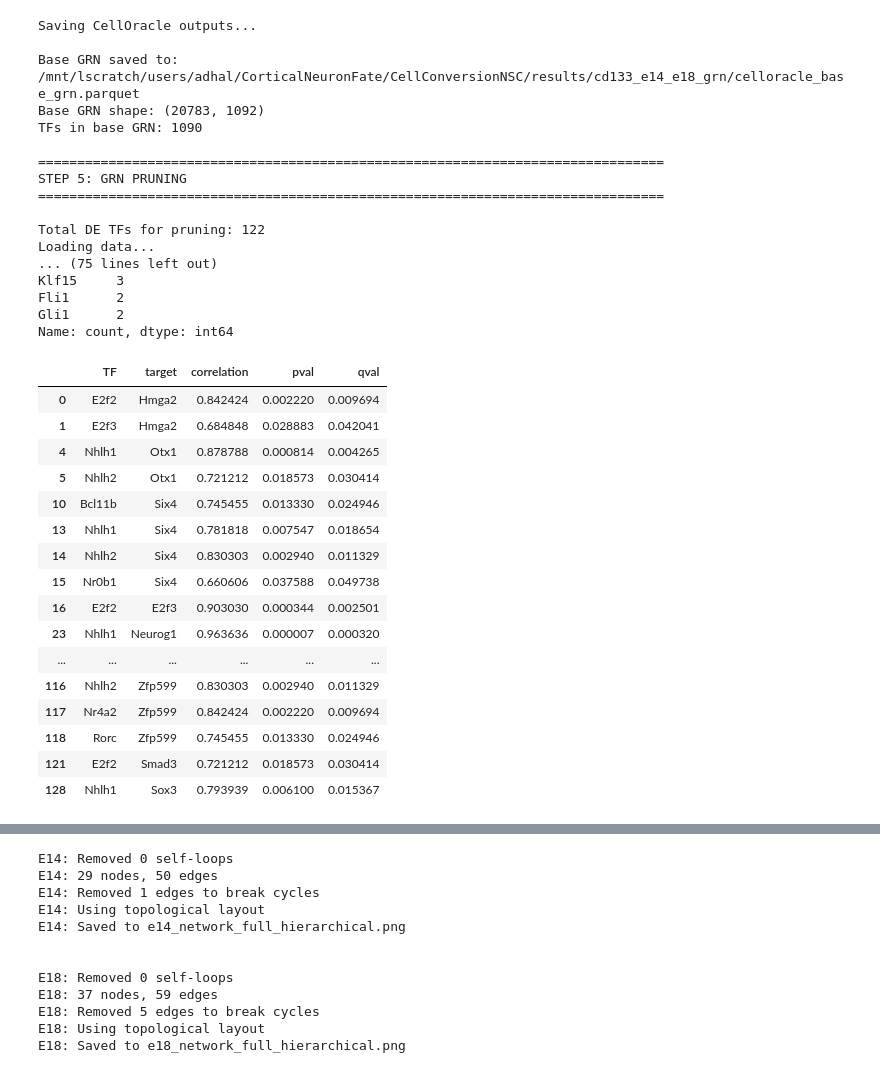
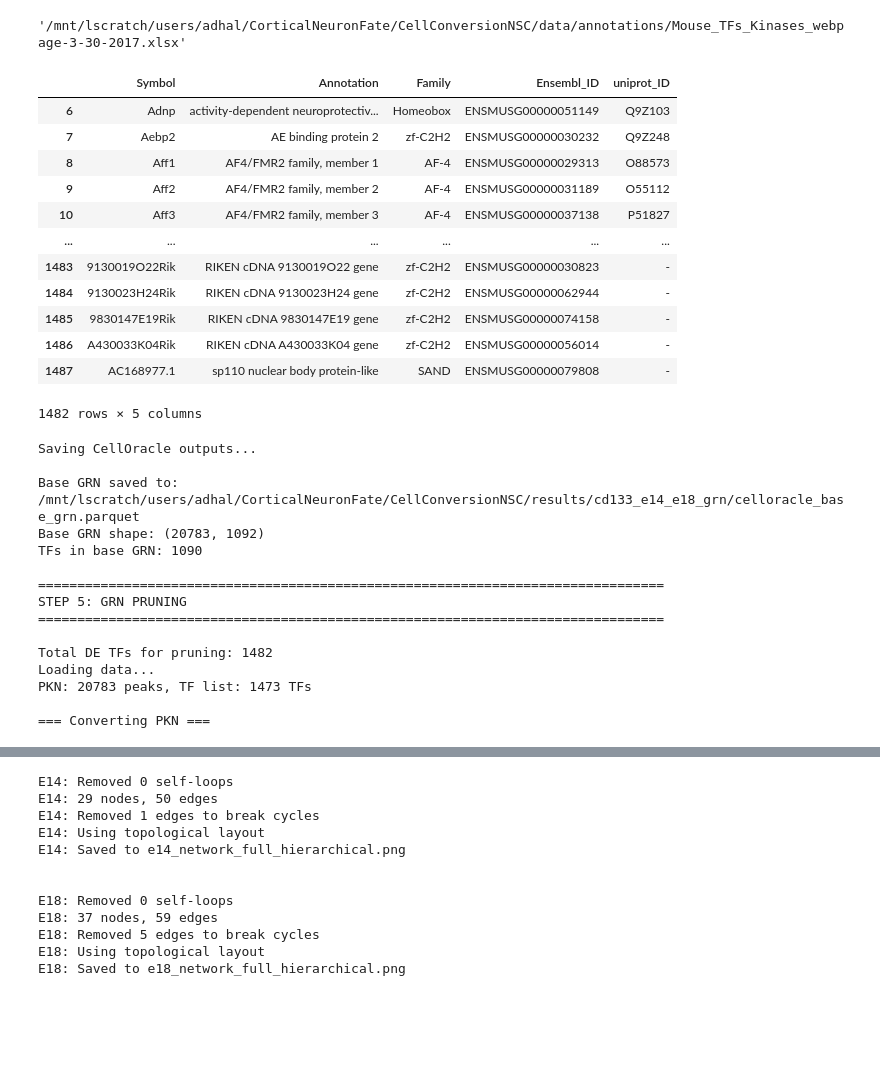
Before and after one commit to adhal007/CellConversionNSC, a Jupyter notebook: notebooks/end_to_end_cd133_v0.1.18.ipynb, the cells around one changed output, grey strips where cells are left out. Drawn from its saved outputs; the diff is of its cells as text; code cells hidden in the pictures; blank space fills up the shorter version.

```diff
--- a/notebooks/end_to_end_cd133_v0.1.18.ipynb
+++ b/notebooks/end_to_end_cd133_v0.1.18.ipynb
@@ -47,7 +51,7 @@ paths = {
     "gtf": os.path.join(base_dir, "data/annotations/gencode.vM36.annotation.gtf"),
     "enhancer_files": [
         os.path.join(base_dir, "data/annotations/enhancerAtlas_neuron_cortical.txt"),
-        os.path.join(base_dir, "data/annotations/enhancerAtlas_brain_e14.5.txt"),
+        # os.path.join(base_dir, "data/annotations/enhancerAtlas_brain_e14.5.txt"),
         os.path.join(base_dir, "data/annotations/enhancerAtlas_cortex.txt")
     ],
 
@@ -310,0 +555,25 @@ ValueError: Filename needs to end with '.celloracle.tfinfo'
+# %%
+paths['tf_list']
+# %% [output]
+'/mnt/lscratch/users/adhal/CorticalNeuronFate/CellConversionNSC/data/annotations/Mouse_TFs_Kinases_webpage-3-30-2017.xlsx'
+# %%
+tf_df = pd.read_excel(paths['tf_list'])
+tf_df = tf_df.dropna()
+tf_df = tf_df.iloc[1:, :]
+tf_df.columns  = ['Symbol', 'Annotation', 'Family', 'Ensembl_ID', 'uniprot_ID']
+# %%
+tf_df
+# %% [output]
+|  | Symbol | Annotation | Family | Ensembl_ID | uniprot_ID |
+| 6 | Adnp | activity-dependent neuroprotectiv... | Homeobox | ENSMUSG00000051149 | Q9Z103 |
+| 7 | Aebp2 | AE binding protein 2 | zf-C2H2 | ENSMUSG00000030232 | Q9Z248 |
+| 8 | Aff1 | AF4/FMR2 family, member 1 | AF-4 | ENSMUSG00000029313 | O88573 |
+| 9 | Aff2 | AF4/FMR2 family, member 2 | AF-4 | ENSMUSG00000031189 | O55112 |
+| 10 | Aff3 | AF4/FMR2 family, member 3 | AF-4 | ENSMUSG00000037138 | P51827 |
+| ... | ... | ... | ... | ... | ... |
+| 1483 | 9130019O22Rik | RIKEN cDNA 9130019O22 gene | zf-C2H2 | ENSMUSG00000030823 | - |
+| 1484 | 9130023H24Rik | RIKEN cDNA 9130023H24 gene | zf-C2H2 | ENSMUSG00000062944 | - |
+| 1485 | 9830147E19Rik | RIKEN cDNA 9830147E19 gene | zf-C2H2 | ENSMUSG00000074158 | - |
+| 1486 | A430033K04Rik | RIKEN cDNA A430033K04 gene | zf-C2H2 | ENSMUSG00000056014 | - |
+| 1487 | AC168977.1 | sp110 nuclear body protein-like | SAND | ENSMUSG00000079808 | - |
+1482 rows × 5 columns
@@ -328,7 +599,7 @@ print("STEP 5: GRN PRUNING")
 print("="*80)
 
 # Get all TFs (E14 + E18 DE TFs)
-all_tf_list = list(set(deg_list_e14 + deg_list_e18))
+all_tf_list = tf_df['Symbol'].tolist()
 print(f"\nTotal DE TFs for pruning: {len(all_tf_list)}")
 
 # Initialize pruner
@@ -339,7 +610,7 @@ pruner = grnpruner.GRNPruner(
     deseq_file=paths['deseq_output'],
     tf_list=all_tf_list,
     lfc_threshold=1.0,
-    corr_threshold=0.3,
+    corr_threshold=0.7,
     qval_threshold=0.05
 )
 
@@ -420,30 +691,8 @@ TFs in base GRN: 1090
 STEP 5: GRN PRUNING
 ================================================================================
 
-Total DE TFs for pruning: 122
+Total DE TFs for pruning: 1482
 Loading data...
-... (75 lines left out)
-Klf15     3
-Fli1      2
-Gli1      2
-Name: count, dtype: int64
+PKN: 20783 peaks, TF list: 1473 TFs
+
+=== Converting PKN ===
-# %%
-e14_grn
-# %% [output]
-|  | TF | target | correlation | pval | qval |
-| 0 | E2f2 | Hmga2 | 0.842424 | 0.002220 | 0.009694 |
-| 1 | E2f3 | Hmga2 | 0.684848 | 0.028883 | 0.042041 |
-| 4 | Nhlh1 | Otx1 | 0.878788 | 0.000814 | 0.004265 |
-| 5 | Nhlh2 | Otx1 | 0.721212 | 0.018573 | 0.030414 |
-| 10 | Bcl11b | Six4 | 0.745455 | 0.013330 | 0.024946 |
-| 13 | Nhlh1 | Six4 | 0.781818 | 0.007547 | 0.018654 |
-| 14 | Nhlh2 | Six4 | 0.830303 | 0.002940 | 0.011329 |
-| 15 | Nr0b1 | Six4 | 0.660606 | 0.037588 | 0.049738 |
-| 16 | E2f2 | E2f3 | 0.903030 | 0.000344 | 0.002501 |
-| 23 | Nhlh1 | Neurog1 | 0.963636 | 0.000007 | 0.000320 |
-| ... | ... | ... | ... | ... | ... |
-| 116 | Nhlh2 | Zfp599 | 0.830303 | 0.002940 | 0.011329 |
-| 117 | Nr4a2 | Zfp599 | 0.842424 | 0.002220 | 0.009694 |
-| 118 | Rorc | Zfp599 | 0.745455 | 0.013330 | 0.024946 |
-| 121 | E2f2 | Smad3 | 0.721212 | 0.018573 | 0.030414 |
-| 128 | Nhlh1 | Sox3 | 0.793939 | 0.006100 | 0.015367 |
```
Also changed, not shown: parts of 24 cells of this notebook.
